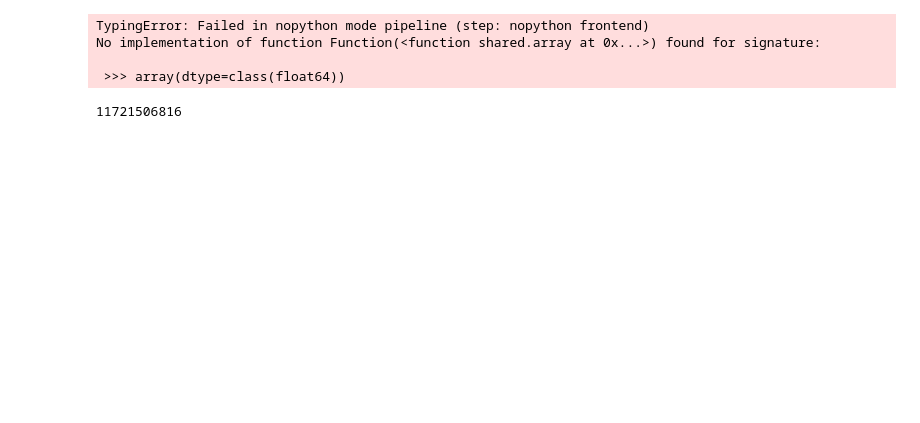
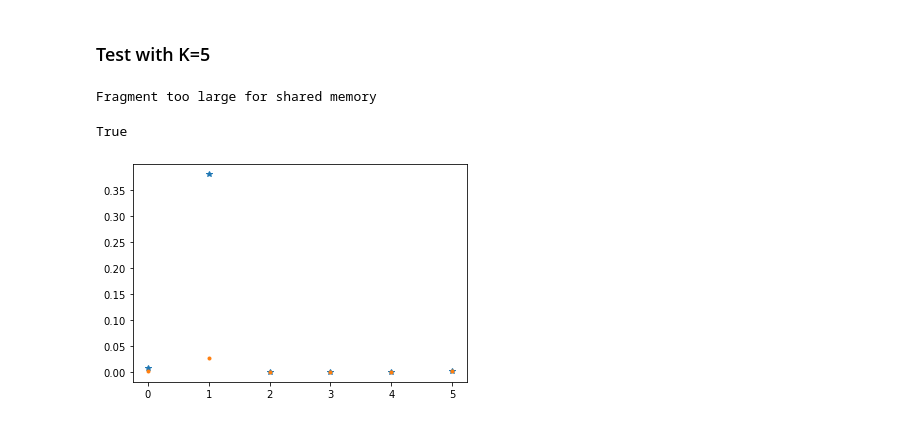
Before and after one commit to HMC-MIR/ParallelizingDTW-CPU_Implementations, a Jupyter notebook: GPUAlign.ipynb, the cells around one changed output. Cells and saved outputs as stored; diff of their text form; code cells hidden in the pictures; blank space fills up the shorter version.

Commit message:
More progress on GPU implementation

```diff
--- a/GPUAlign.ipynb
+++ b/GPUAlign.ipynb
@@ -19,7 +20,7 @@ DTWDefaultWeights = np.array([2, 3, 3], dtype = np.float64)
 
 
 subseqDTWDefaultSteps = np.array([[1, 1, 2],
-                                  [1, 2, 1]], dtype = np.uint32)
+                                  [1, 2, 1]], dtype = np.float64)
 
 subseqDTWDefaultWeights = np.array([1, 1, 2], dtype = np.float64)
 
@@ -393,12 +543,17 @@ featureFile4 = "implementation_test/test_features/Features_4.npy"
+# %% [markdown]
+### Test with K=5
 # %%
-GPU_WSDTW(featureFile3, featureFile4, 5, Steps = subseqDTWDefaultSteps, weights = subseqDTWDefaultWeights)
+path, times = GPU_WSDTW(featureFile3, featureFile4, 5, Steps = subseqDTWDefaultSteps, weights = subseqDTWDefaultWeights, profile = True)
 # %% [output]
-TypingError: Failed in nopython mode pipeline (step: nopython frontend)
-No implementation of function Function(<function shared.array at 0x...>) found for signature:
-
- >>> array(dtype=class(float64))
+Fragment too large for shared memory
-# %%
-t = torch.cuda.get_device_properties(0).total_memory
-t
-# %% [output]
-11721506816
+# %%
+GTPath, GTtimes = WSDTW(featureFile3, featureFile4, 5, profile = True)
+# %%
+np.allclose(path,GTPath)
+# %% [output]
+True
+# %%
+plt.plot(times,'*');
+plt.plot(GTtimes,'.');
+# %% [output]
+[figure, added]
```
Also changed, not shown: parts of 33 cells of this notebook.
